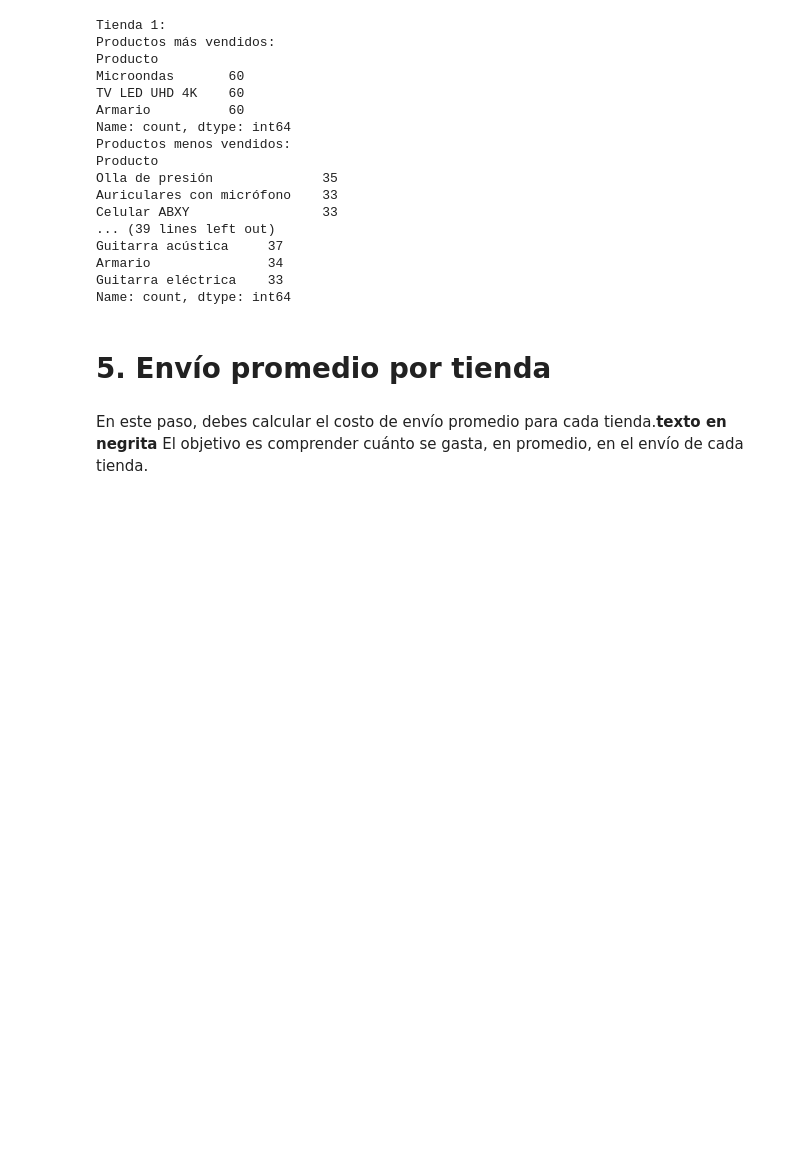
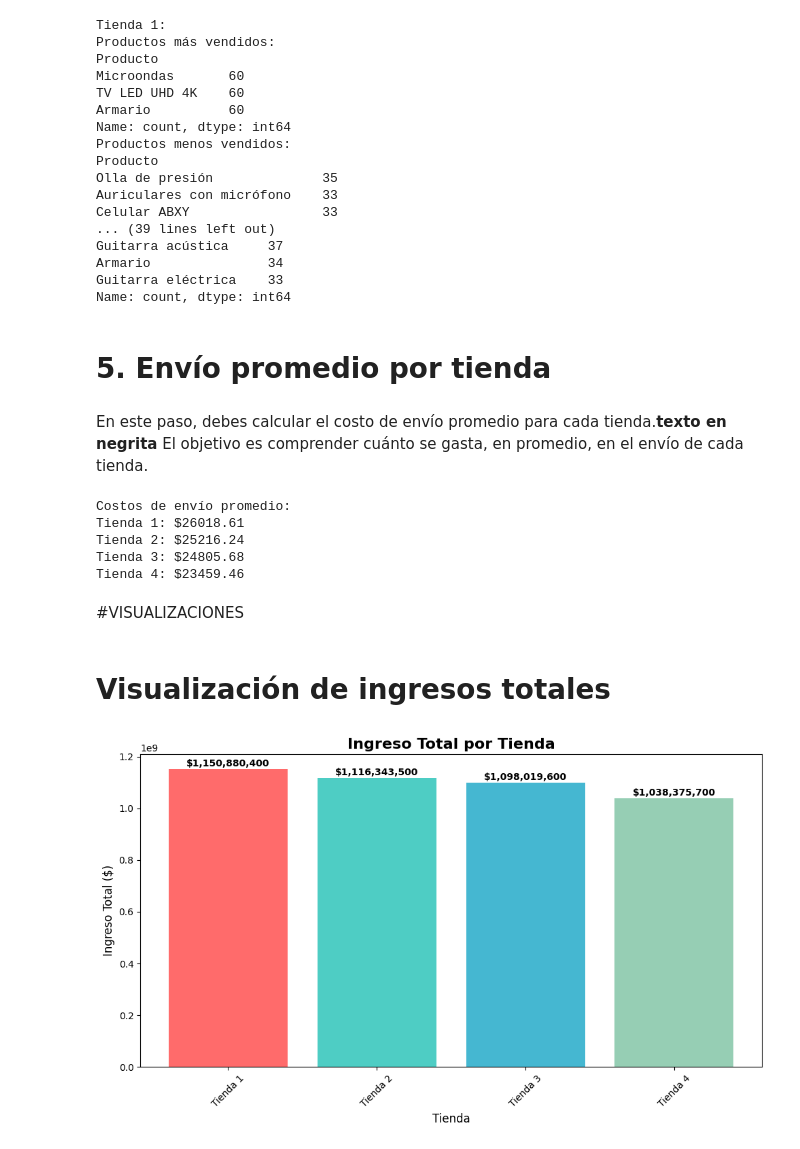
Before and after one commit to byfurkation/Allura_store, a Jupyter notebook: AluraStoreLatam.ipynb, the cells around one changed output. Cells and saved outputs as stored; diff of their text form; code cells hidden in the pictures; blank space fills up the shorter version.

```diff
--- a/AluraStoreLatam.ipynb
+++ b/AluraStoreLatam.ipynb
@@ -233,3 +233,54 @@ Name: count, dtype: int64
 # 5. Envío promedio por tienda
 # %% [markdown]
 En este paso, debes calcular el costo de envío promedio para cada tienda.**texto en negrita** El objetivo es comprender cuánto se gasta, en promedio, en el envío de cada tienda.
+# %%
+# Calcular costo de envío promedio por tienda
+envio_promedio_t1 = tienda1['Costo de envío'].mean()
+envio_promedio_t2 = tienda2['Costo de envío'].mean()
+envio_promedio_t3 = tienda3['Costo de envío'].mean()
+envio_promedio_t4 = tienda4['Costo de envío'].mean()
+
+envios_resumen = pd.DataFrame({
+    'Tienda': ['Tienda 1', 'Tienda 2', 'Tienda 3', 'Tienda 4'],
+    'Costo_Envio_Promedio': [envio_promedio_t1, envio_promedio_t2,
+                            envio_promedio_t3, envio_promedio_t4]
+})
+
+print("Costos de envío promedio:")
+for i, row in envios_resumen.iterrows():
+    print(f"{row['Tienda']}: ${row['Costo_Envio_Promedio']:.2f}")
+# %% [output]
+Costos de envío promedio:
+Tienda 1: $26018.61
+Tienda 2: $25216.24
+Tienda 3: $24805.68
+Tienda 4: $23459.46
+# %% [markdown]
+#VISUALIZACIONES
+# %% [markdown]
+# Visualización de ingresos totales
+# %%
+plt.figure(figsize=(10, 6))
+
+# Before formatting resumen_ingresos['Ingreso_Total'] as string
+# Access the numerical values for plotting
+ingresos_numericos = [ingreso_tienda1, ingreso_tienda2, ingreso_tienda3, ingreso_tienda4]
+
+plt.bar(resumen_ingresos['Tienda'], ingresos_numericos,
+        color=['#FF6B6B', '#4ECDC4', '#45B7D1', '#96CEB4'])
+plt.title('Ingreso Total por Tienda', fontsize=16, fontweight='bold')
+plt.xlabel('Tienda', fontsize=12)
+plt.ylabel('Ingreso Total ($)', fontsize=12)
+plt.xticks(rotation=45)
+
+# Iterate through the DataFrame rows and the numerical values to add text labels
+for index, row in resumen_ingresos.iterrows():
+    # Use the numerical value for calculation and formatting for display
+    plt.text(index, ingresos_numericos[index] + max(ingresos_numericos) * 0.01, # Use numerical value and max of numerical values
+             f'${ingresos_numericos[index]:,.0f}', # Format the numerical value for the text label
+             ha='center', fontweight='bold')
+
+plt.tight_layout()
+plt.show()
+# %% [output]
+[figure, added]
```
